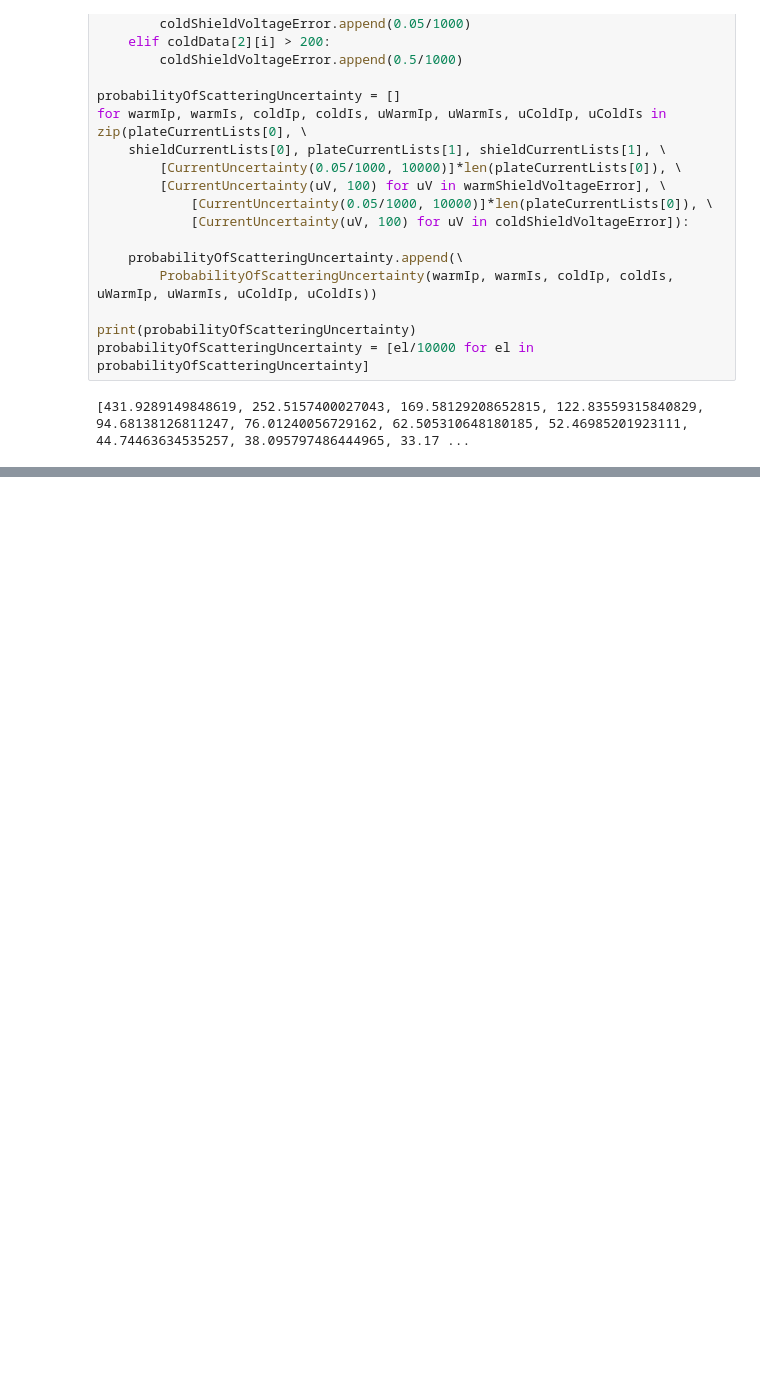
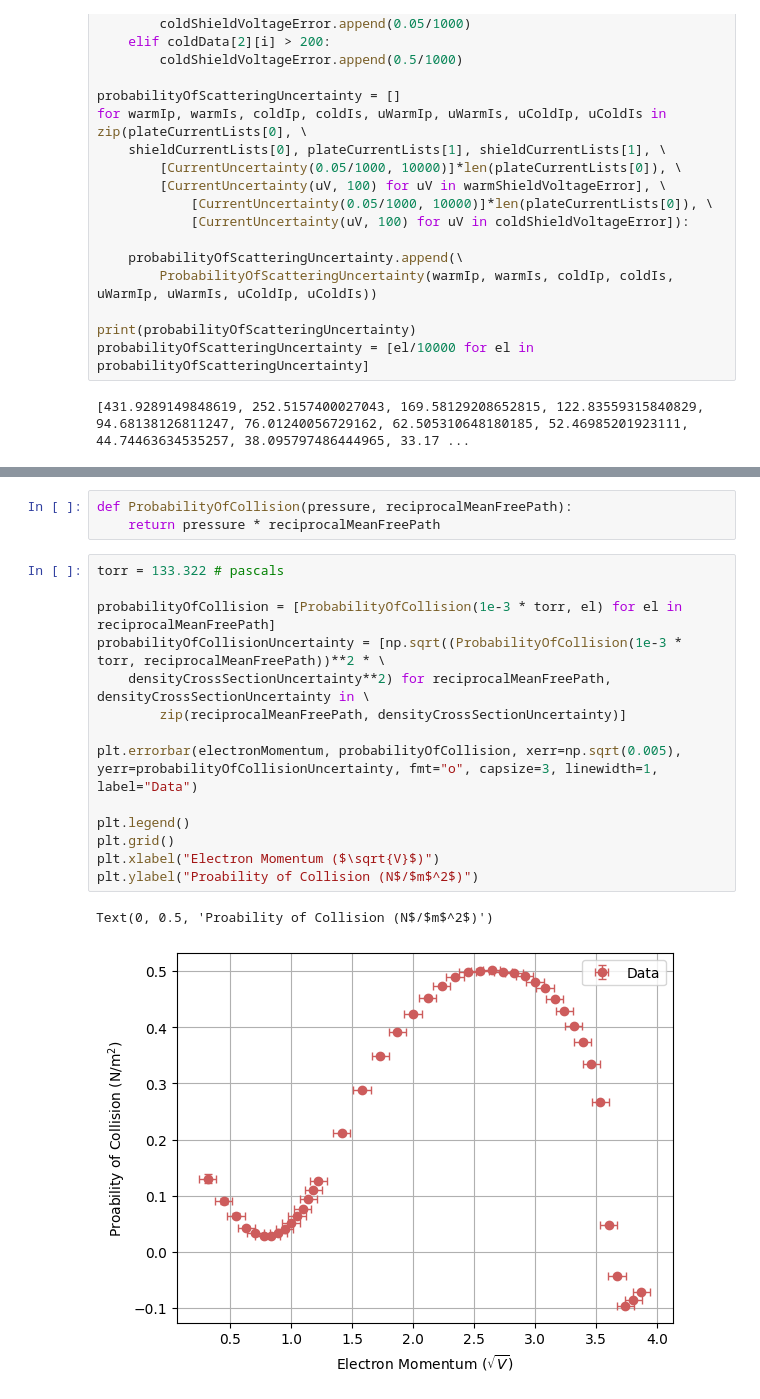
Before and after one commit to daraghhollman/UCD_PASS_Labs, a Jupyter notebook: RamsauerTownsend/Python/ramsauer.ipynb, the cells around one changed output, grey strips where cells are left out. Drawn from its saved outputs; the diff is of its cells as text; blank space fills up the shorter version.

```diff
--- a/RamsauerTownsend/Python/ramsauer.ipynb
+++ b/RamsauerTownsend/Python/ramsauer.ipynb
@@ -156,0 +160,20 @@ Text(0, 0.5, 'Scattering Cross-Section')
+# %%
+def ProbabilityOfCollision(pressure, reciprocalMeanFreePath):
+    return pressure * reciprocalMeanFreePath
+# %%
+torr = 133.322 # pascals
+
+probabilityOfCollision = [ProbabilityOfCollision(1e-3 * torr, el) for el in reciprocalMeanFreePath]
+probabilityOfCollisionUncertainty = [np.sqrt((ProbabilityOfCollision(1e-3 * torr, reciprocalMeanFreePath))**2 * \
+    densityCrossSectionUncertainty**2) for reciprocalMeanFreePath, densityCrossSectionUncertainty in \
+        zip(reciprocalMeanFreePath, densityCrossSectionUncertainty)]
+
+plt.errorbar(electronMomentum, probabilityOfCollision, xerr=np.sqrt(0.005), yerr=probabilityOfCollisionUncertainty, fmt="o", capsize=3, linewidth=1, label="Data")
+
+plt.legend()
+plt.grid()
+plt.xlabel("Electron Momentum ($\sqrt{V}$)")
+plt.ylabel("Proability of Collision (N$/$m$^2$)")
+# %% [output]
+Text(0, 0.5, 'Proability of Collision (N$/$m$^2$)')
+[figure, added]
```
Also changed, not shown: parts of 7 cells of this notebook, 1 other file.
